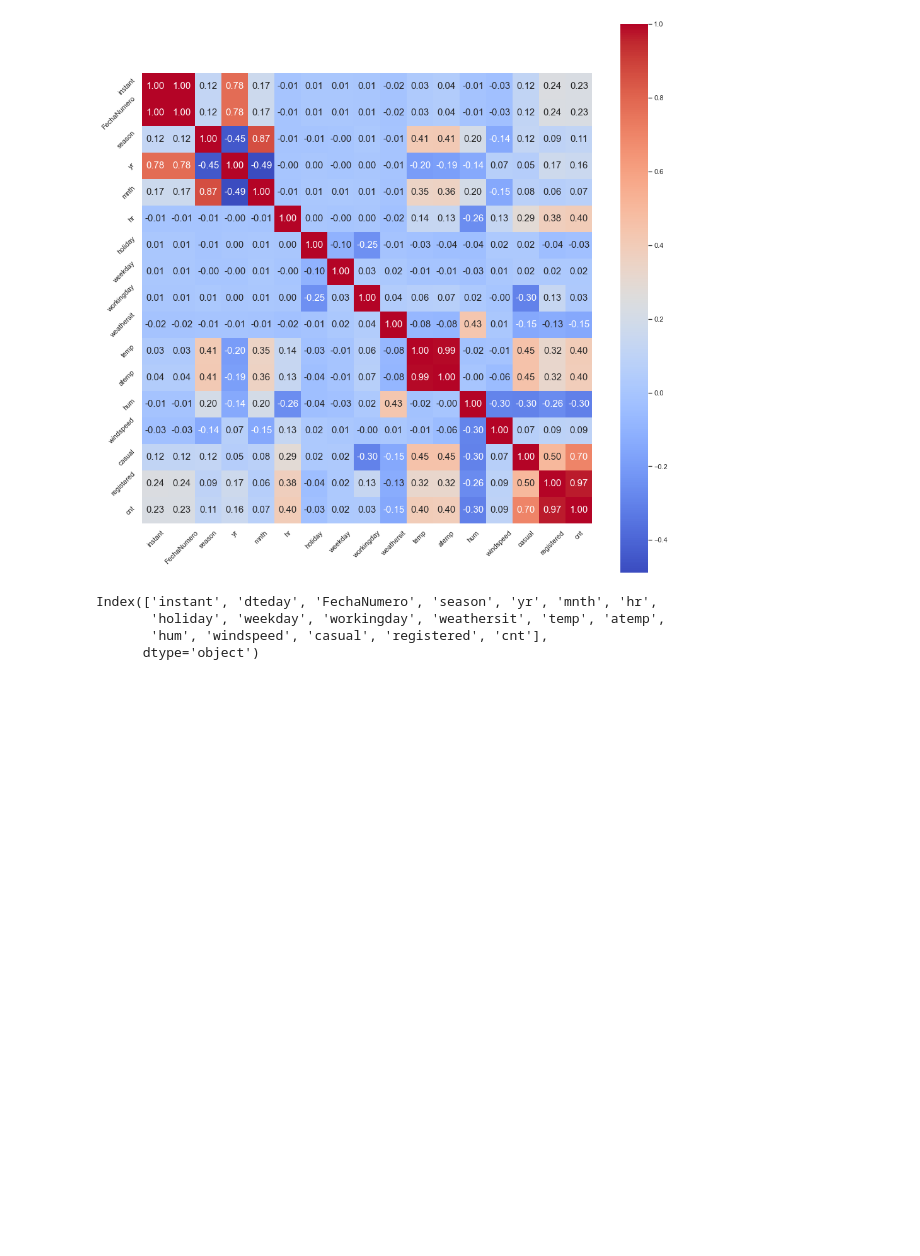
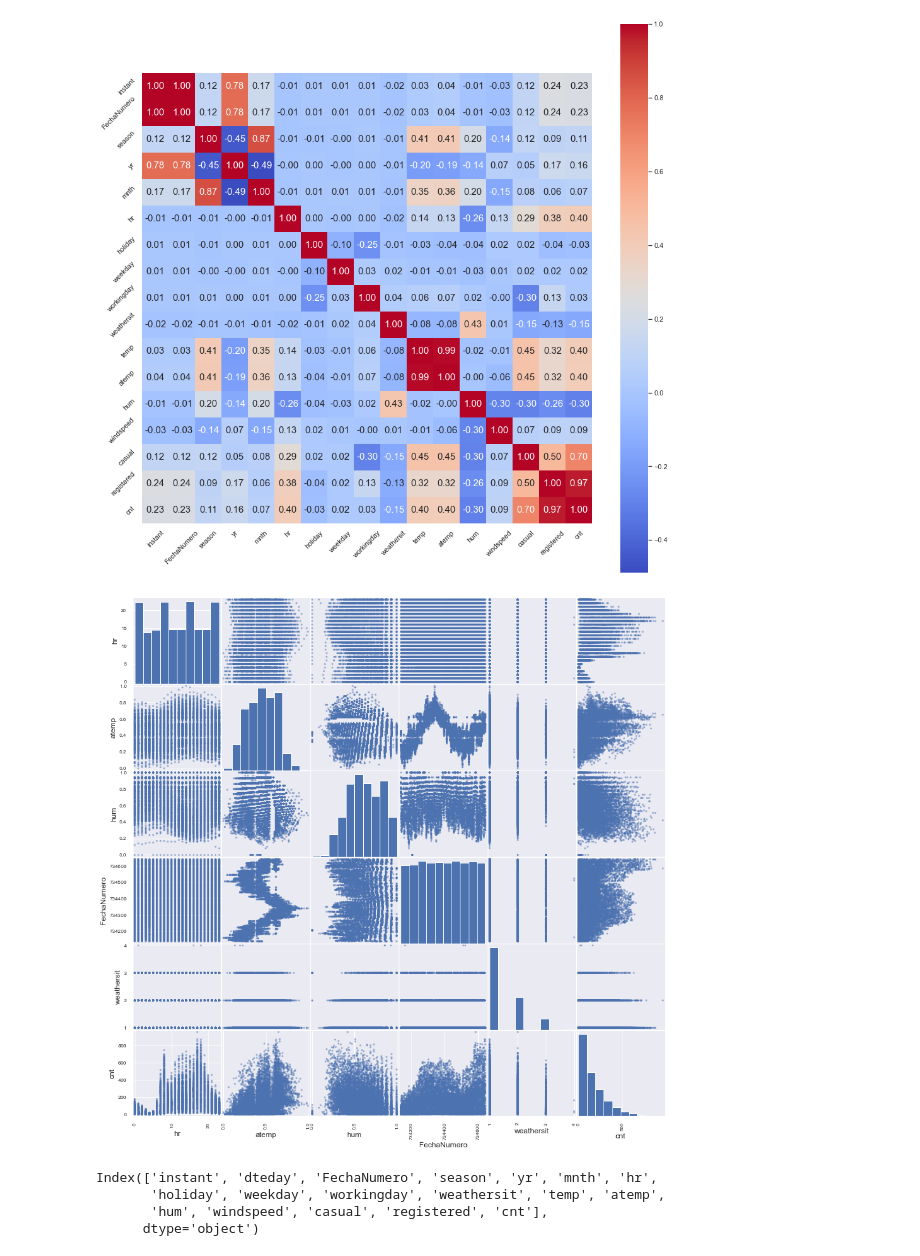
Before and after one commit to FernandoAleisy/Datathon, a Jupyter notebook: Predcciones_rentas_bicicletas.ipynb, the cells around one changed output. Saved outputs shown, nothing was run; the diff lists cells and outputs as text; code cells hidden in the pictures; blank space fills up the shorter version.

```diff
--- a/Predcciones_rentas_bicicletas.ipynb
+++ b/Predcciones_rentas_bicicletas.ipynb
@@ -60,5 +60,10 @@ plt.yticks(rotation = 45)
 plt.show()
 # %% [output]
 [figure]
+# %%
+pd.plotting.scatter_matrix(datos[['hr','atemp', 'hum','FechaNumero','weathersit','cnt']],figsize = (15,15))
+plt.show()
+# %% [output]
+[figure, added]
 # %%
 from sklearn.linear_model import LinearRegression
```
Also changed, not shown: parts of 32 cells of this notebook, 1 other file.
